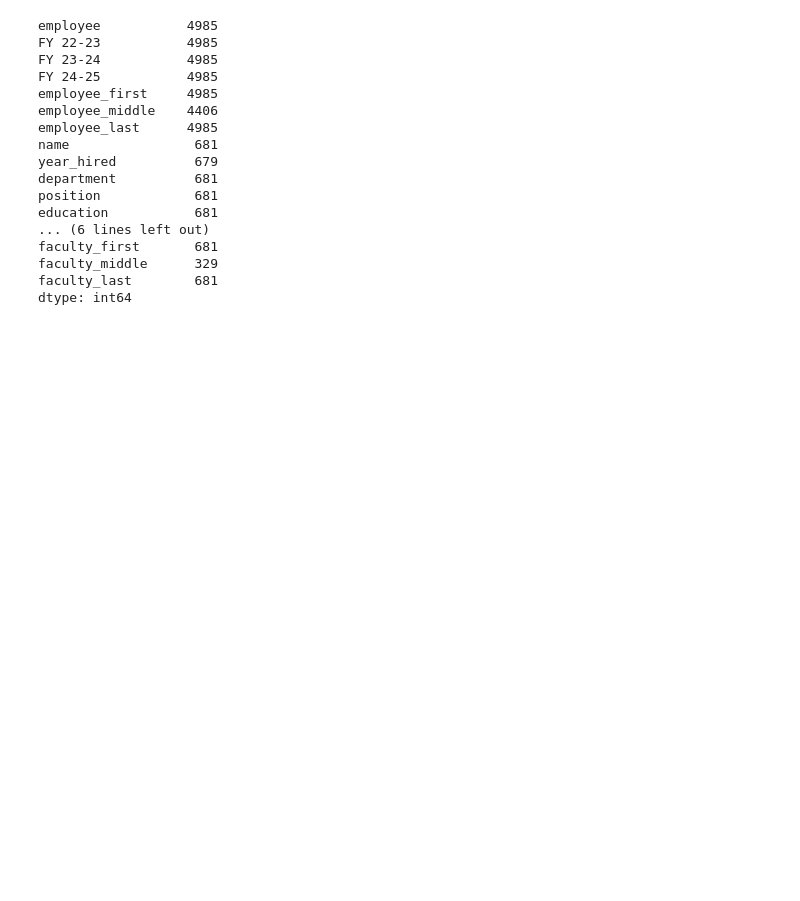
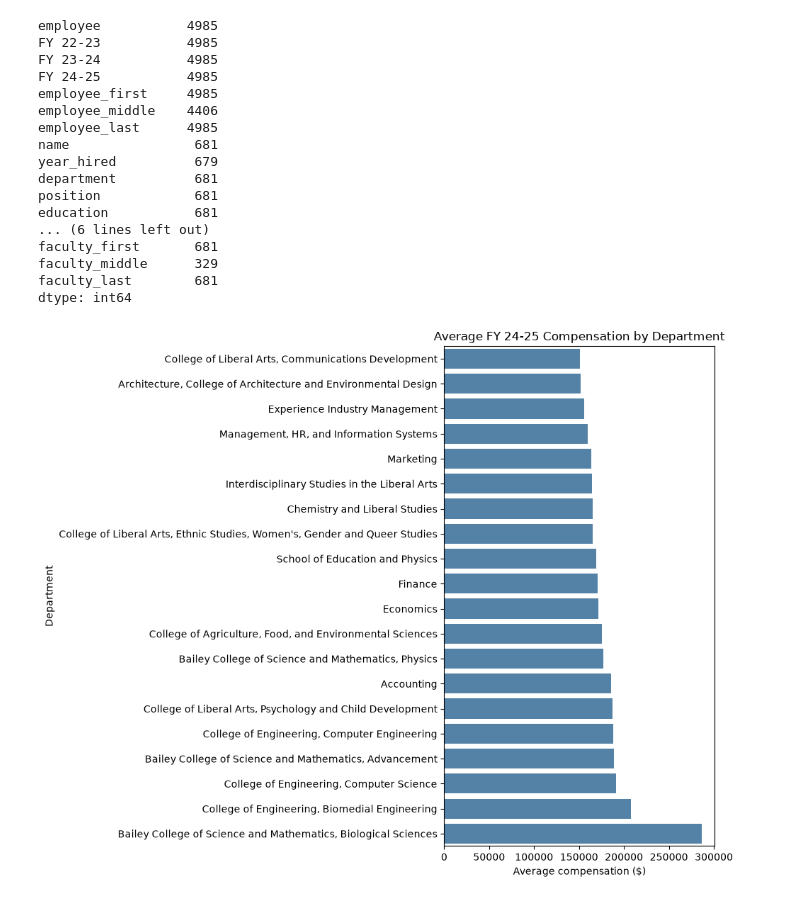
Before and after one commit to CSC4693-Fall-2026/CSC4693, a Jupyter notebook: Faculty/initial_exploration.ipynb, the cells around one changed output. Drawn from its saved outputs; the diff is of its cells as text; code cells hidden in the pictures; blank space fills up the shorter version.

```diff
--- a/Faculty/initial_exploration.ipynb
+++ b/Faculty/initial_exploration.ipynb
@@ -290,3 +246,35 @@ faculty_first       681
 faculty_middle      329
 faculty_last        681
 dtype: int64
+# %%
+import matplotlib.pyplot as plt
+import seaborn as sns
+
+pay_column = "FY 24-25"
+plot_df = df_joined[["department", pay_column]].copy()
+plot_df[pay_column] = (
+    plot_df[pay_column]
+    .astype(str)
+    .str.replace(r"[$,]", "", regex=True)
+    .replace("nan", pd.NA)
+    .astype(float)
+)
+plot_df = plot_df.dropna(subset=["department", pay_column])
+
+# Average pay by department; limit to the 20 departments with the most matched faculty.
+department_pay = (
+    plot_df.groupby("department", as_index=False)[pay_column]
+    .mean()
+    .nlargest(20, pay_column)
+    .sort_values(pay_column)
+)
+
+plt.figure(figsize=(10, 8))
+sns.barplot(data=department_pay, x=pay_column, y="department", color="steelblue")
+plt.title(f"Average {pay_column} Compensation by Department")
+plt.xlabel("Average compensation ($)")
+plt.ylabel("Department")
+plt.tight_layout()
+plt.show()
+# %% [output]
+[figure, added]
```
Also changed, not shown: parts of 2 cells of this notebook, 1 other file.
